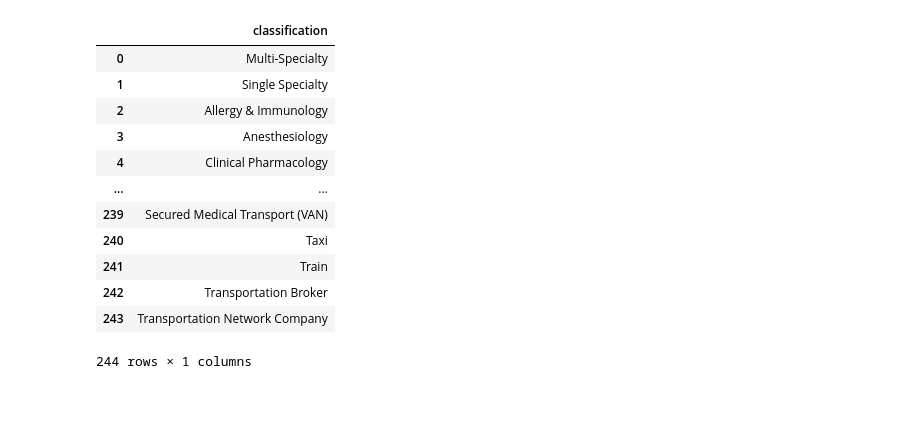
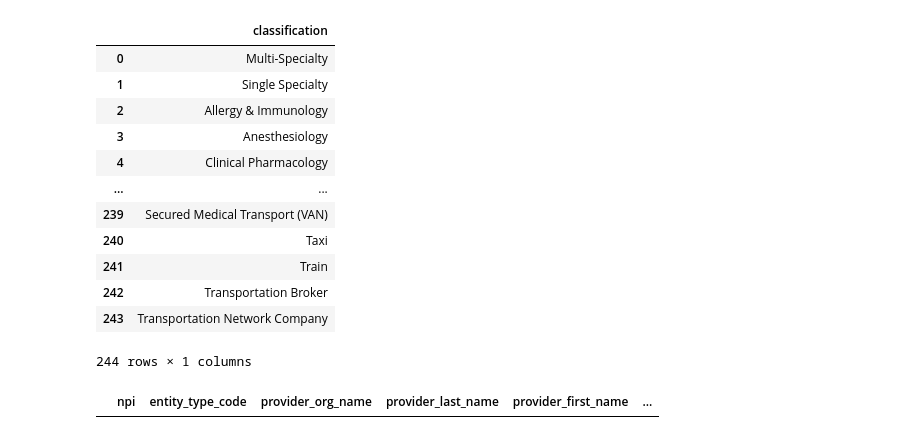
Before and after one commit to nss-data-science-cohort-4/hcbb_hop_team-3m, a Jupyter notebook: notebooks/hcbb_parker03_data_exploration.ipynb, the cells around one changed output. Cells and saved outputs as stored; diff of their text form; code cells hidden in the pictures; blank space fills up the shorter version.

```diff
--- a/notebooks/hcbb_parker03_data_exploration.ipynb
+++ b/notebooks/hcbb_parker03_data_exploration.ipynb
@@ -312,3 +312,18 @@ test
 | 242 | Transportation Broker |
 | 243 | Transportation Network Company |
 244 rows × 1 columns
+# %%
+# Test to confirm the tables loaded.
+with sqlite3.connect('../data/hcbb.sqlite') as db :
+    query = """
+    SELECT npidata.*
+    FROM npidata
+    JOIN taxonomy USING (taxonomy_code)
+    WHERE classification = 'train'
+    """
+
+    test = pd.read_sql(query, db)
+
+test
+# %% [output]
+|  | npi | entity_type_code | provider_org_name | provider_last_name | provider_first_name | ... |
```
Also changed, not shown: 7 other files.
